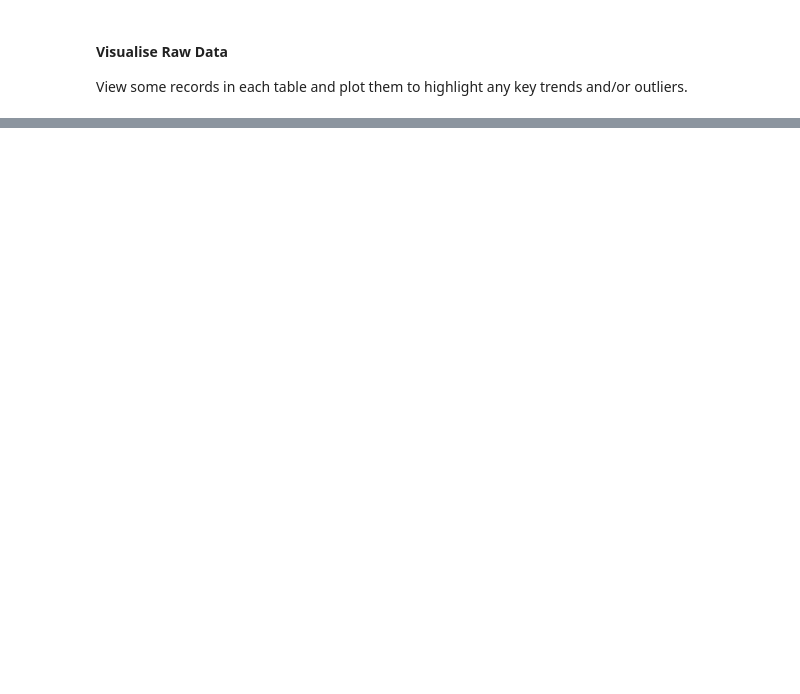
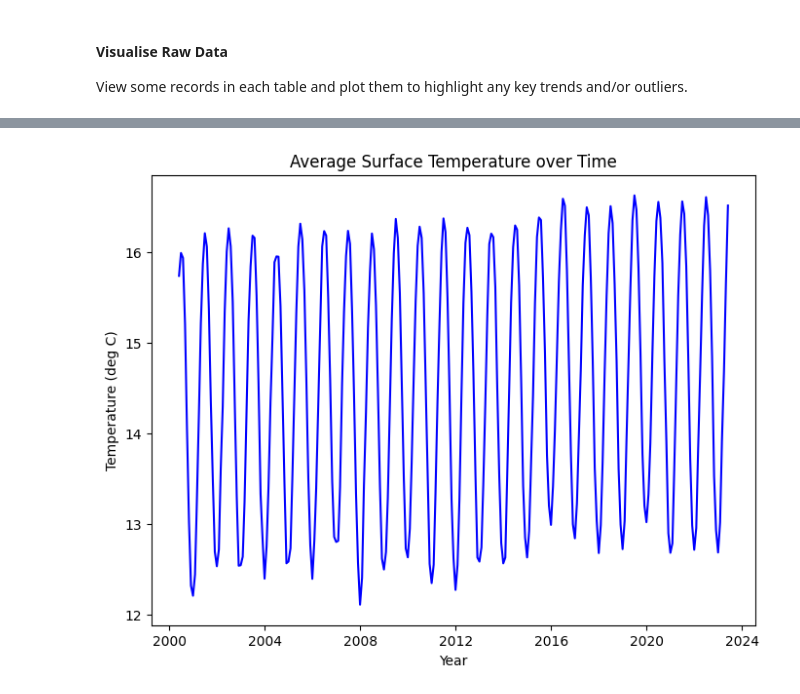
Before and after one commit to rraj786/Sea-Level-Predictions, a Jupyter notebook: Sea Level Predictions.ipynb, the cells around one changed output, grey strips where cells are left out. Saved outputs shown, nothing was run; the diff lists cells and outputs as text; code cells hidden in the pictures; blank space fills up the shorter version.

```diff
--- a/Sea Level Predictions.ipynb
+++ b/Sea Level Predictions.ipynb
@@ -53,0 +81,12 @@ data_file['Sheet5']
+# %%
+# Plot average temperature over time
+plt.figure(figsize = (8, 6))
+plt.plot(dataset['Temperature']['Date'], dataset['Temperature']['Average Surface Temperature (deg C)'], color = 'b')
+
+plt.xlabel('Year')
+plt.ylabel('Temperature (deg C)')
+plt.title('Average Surface Temperature over Time')
+
+plt.show()
+# %% [output]
+[figure, added]
```
Also changed, not shown: parts of 9 cells of this notebook.
